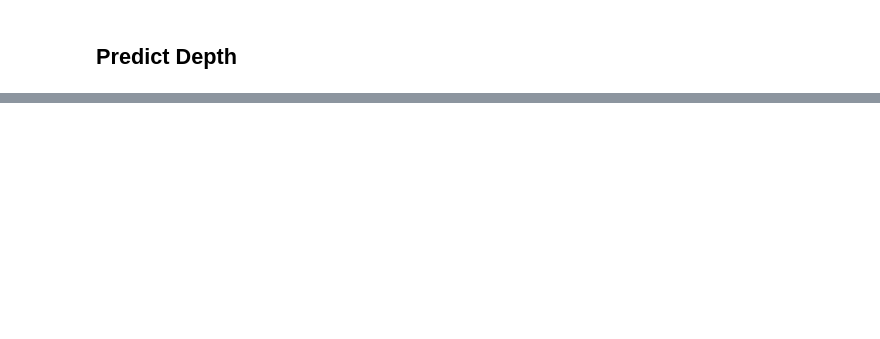
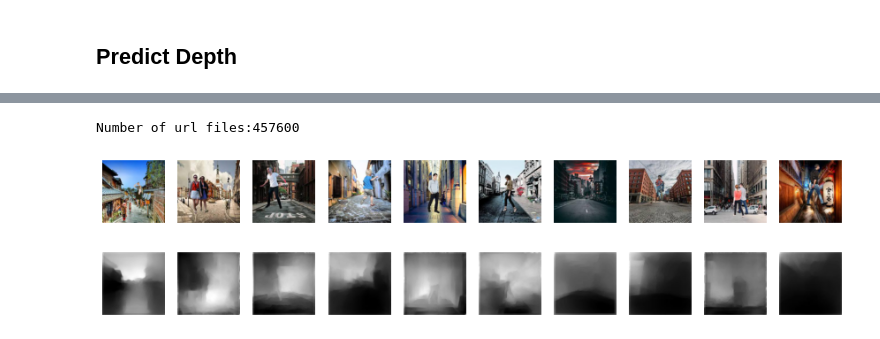
Before and after one commit to raguram/eva, a Jupyter notebook: S15/DenseDepth.ipynb, the cells around one changed output, grey strips where cells are left out. Drawn from its saved outputs; the diff is of its cells as text; code cells hidden in the pictures; blank space fills up the shorter version.

```diff
--- a/S15/DenseDepth.ipynb
+++ b/S15/DenseDepth.ipynb
@@ -243,0 +286,14 @@ Adding /content/drive/My Drive/Colab Notebooks/workspace/data/Assignment15/Depth
+# %%
+depth = [join("/content/fg_bg_depth/fg_bg_depth", f) for f in listdir("/content/fg_bg_depth/fg_bg_depth")]
+fg_bg = [join("/content/input/fg_bg", f) for f in listdir("/content/input/fg_bg")]
+
+print(f"Number of url files:{len(files)}")
+fg_bg_images = load_images(fg_bg[:10])
+depth_images = load_images(depth[:10])
+
+ImageUtils.show_images(fg_bg_images, cols=10)
+ImageUtils.show_images(depth_images, cols=10)
+# %% [output]
+Number of url files:457600
+[figure, added]
+[figure, added]
```
Also changed, not shown: parts of 23 cells of this notebook.
